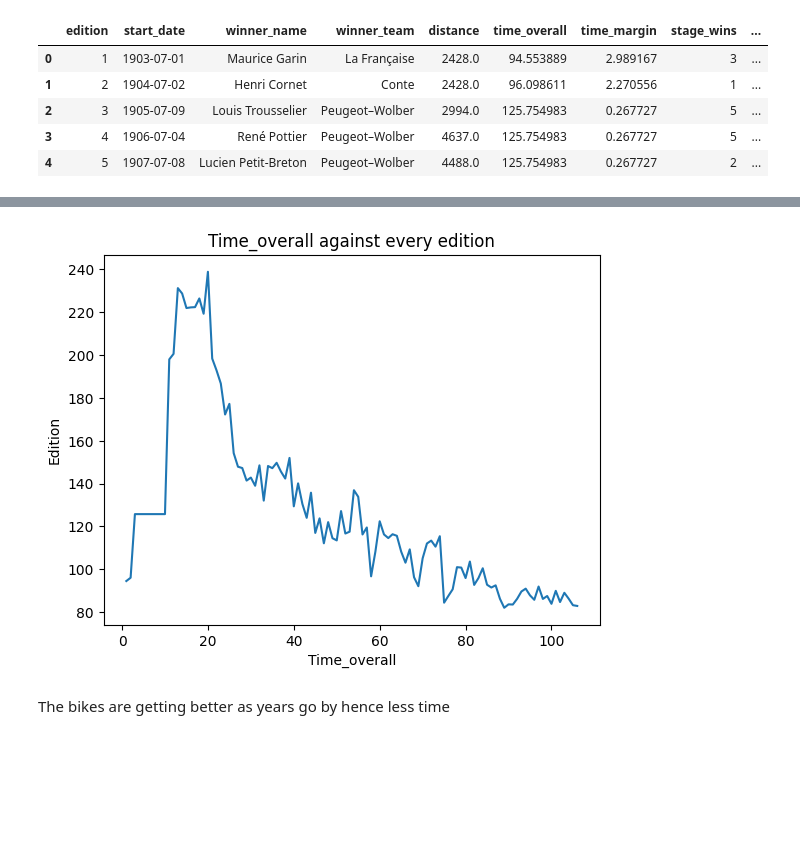
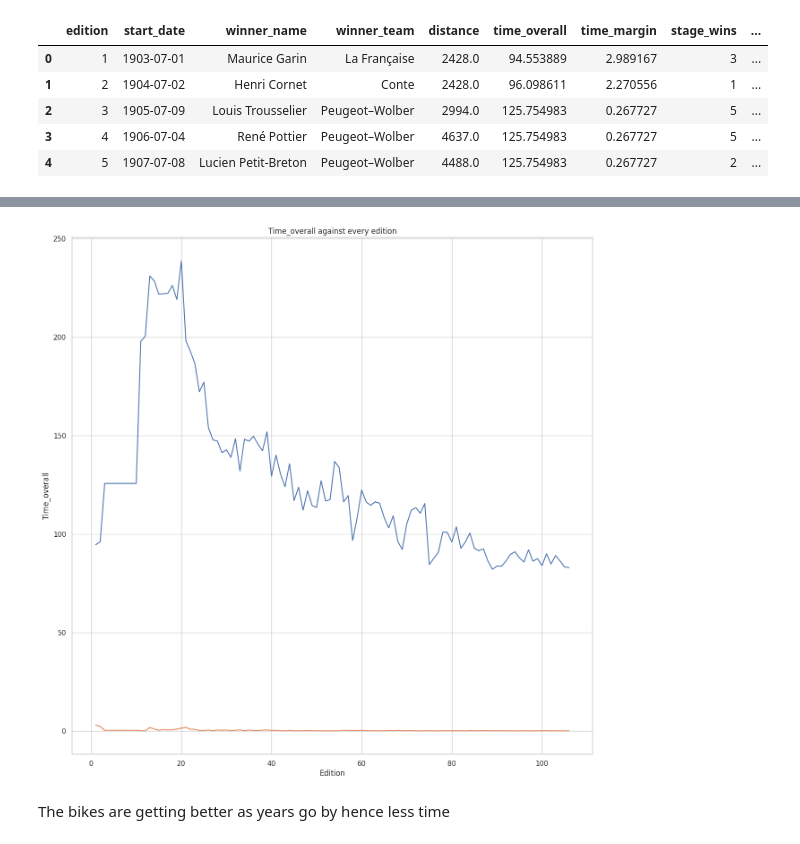
Before and after one commit to Mercymerine/Pandas-Analysis, a Jupyter notebook: Sports_analytics.ipynb, the cells around one changed output, grey strips where cells are left out. Saved outputs shown, nothing was run; the diff lists cells and outputs as text; code cells hidden in the pictures; blank space fills up the shorter version.

```diff
--- a/Sports_analytics.ipynb
+++ b/Sports_analytics.ipynb
@@ -119,14 +119,16 @@ cycle.describe()
 | max | 106.000000 | 2019-07-06 00:00:00 | 5745.000000 | 238.740278 | 2.989167 | 8.000000 | 22.000000 | 1.900000 | 88.000000 | ... |
 | std | 30.743563 | NaN | 704.284160 | 39.944813 | 0.457694 | 1.842885 | 5.307169 | 0.044839 | 5.226933 | ... |
 # %%
+plt.figure(figsize=(15, 15))
 sns.lineplot(data=cycle, y='time_overall', x='edition')
+sns.lineplot(data=cycle, y='time_margin', x='edition')
 
 plt.title('Time_overall against every edition')
-plt.xlabel('Time_overall')
-plt.ylabel('Edition')
+plt.ylabel('Time_overall')
+plt.xlabel('Edition')
 plt.show()
 # %% [output]
-[figure, old version]
+[figure, new version]
 # %% [markdown]
 The bikes are getting better as years go by hence less time
 # %% [markdown]
```
Also changed, not shown: parts of 7 cells of this notebook.
